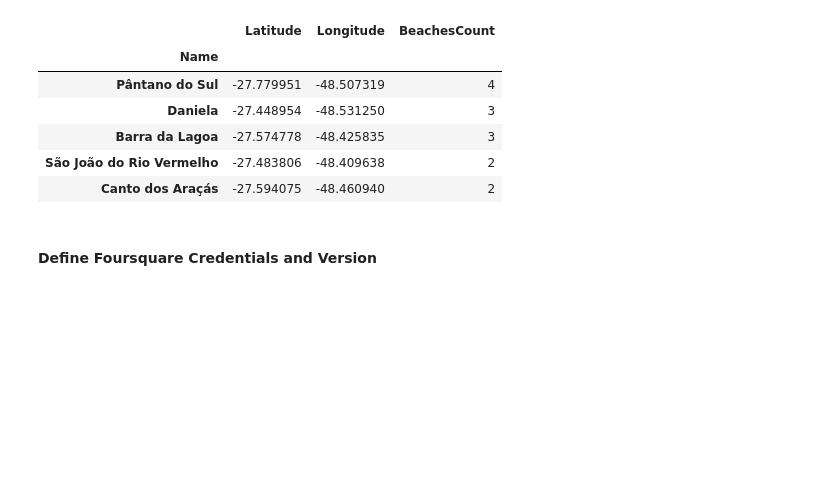
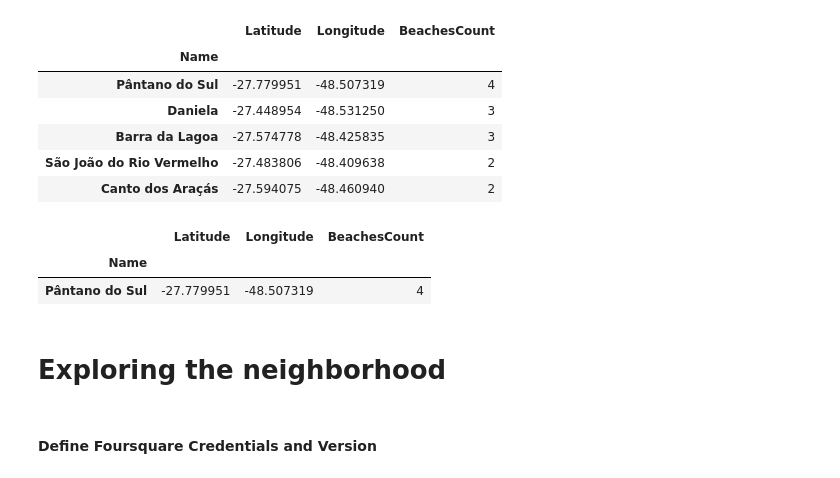
Before and after one commit to mourodrigo/dataScienceCapstone, a Jupyter notebook: The_Battle_of_Neighborhoods.ipynb, the cells around one changed output. Drawn from its saved outputs; the diff is of its cells as text; code cells hidden in the pictures; blank space fills up the shorter version.

```diff
--- a/The_Battle_of_Neighborhoods.ipynb
+++ b/The_Battle_of_Neighborhoods.ipynb
@@ -107,13 +42,0 @@ Then let's loop through the data and fill the dataframe one row at a time.
-# %%
-for data in neighborhoods_data:
-    borough = neighborhood_name = data['properties']['borough']
-    neighborhood_name = data['properties']['name']
-
-    neighborhood_latlon = data['geometry']['coordinates']
-    neighborhood_lat = neighborhood_latlon[1]
-    neighborhood_lon = neighborhood_latlon[0]
-
-    neighborhoods = neighborhoods.append({'Borough': borough,
-                                          'Neighborhood': neighborhood_name,
-                                          'Latitude': neighborhood_lat,
-                                          'Longitude': neighborhood_lon}, ignore_index=True)
@@ -425,6 +338,15 @@ neighborhoods.sort_values(by='BeachesCount', ascending=False).head()
 | Barra da Lagoa | -27.574778 | -48.425835 | 3 |
 | São João do Rio Vermelho | -27.483806 | -48.409638 | 2 |
 | Canto dos Araçás | -27.594075 | -48.460940 | 2 |
+# %%
+winnerdf = neighborhoods.sort_values(by='BeachesCount', ascending=False)[:1]
+winnerdf
+# %% [output]
+|  | Latitude | Longitude | BeachesCount |
+| Name |  |  |  |
+| Pântano do Sul | -27.779951 | -48.507319 | 4 |
+# %% [markdown]
+# Exploring the neighborhood
 # %% [markdown]
 #### Define Foursquare Credentials and Version
 # %%
```
Also changed, not shown: parts of 119 cells of this notebook.
